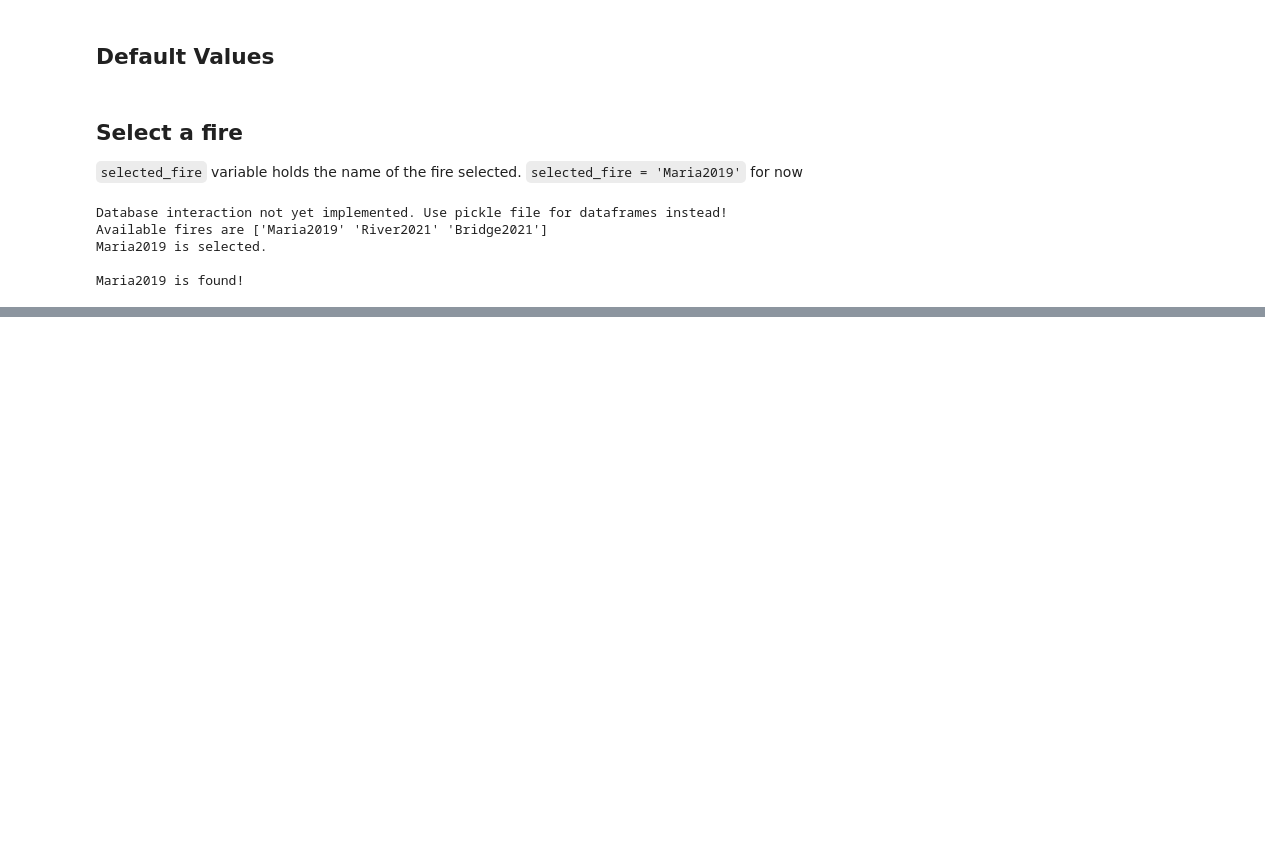
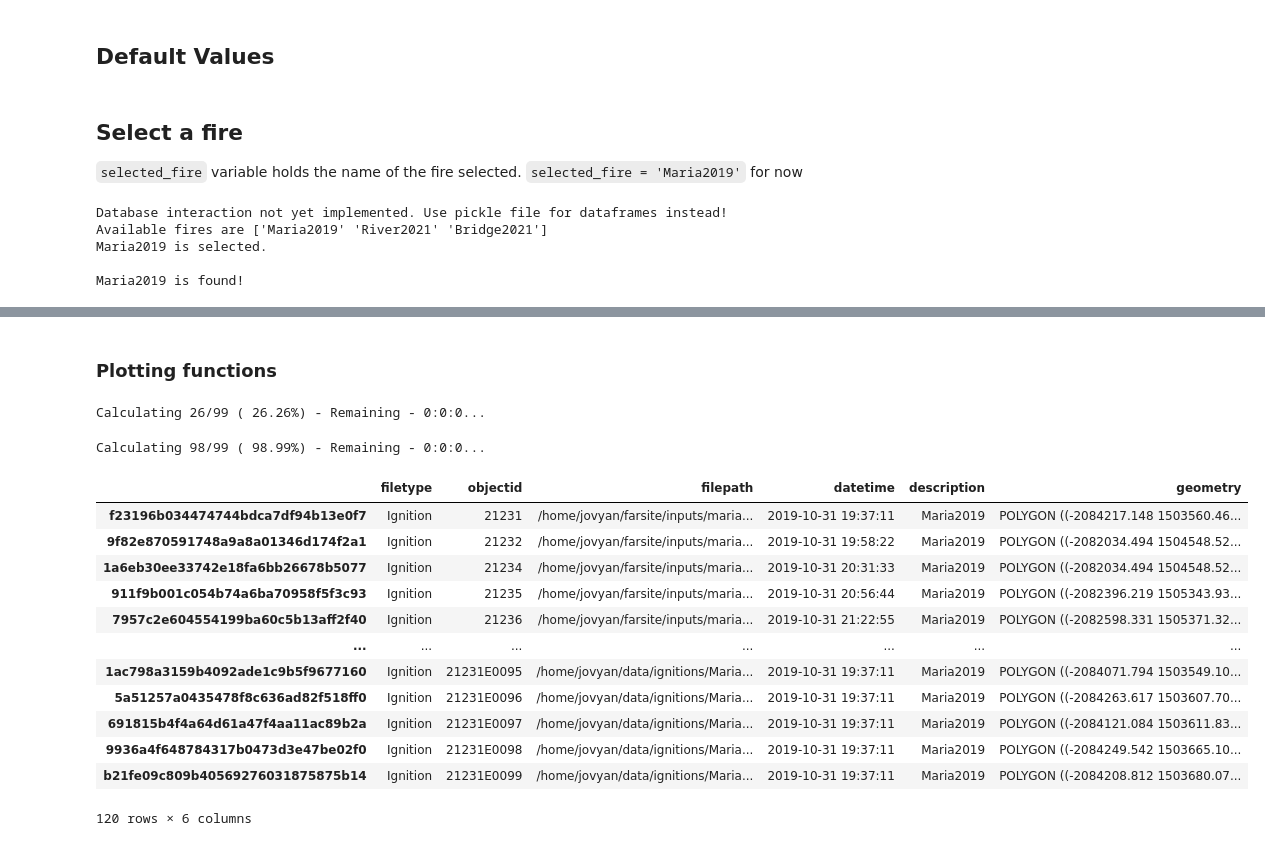
Before and after one commit to tolgacaglar/farsite-devAPI, a Jupyter notebook: src/Ensemble Kalman Filter Workflow.ipynb, the cells around one changed output, grey strips where cells are left out. Saved outputs shown, nothing was run; the diff lists cells and outputs as text; code cells hidden in the pictures; blank space fills up the shorter version.

```diff
--- a/src/Ensemble Kalman Filter Workflow.ipynb
+++ b/src/Ensemble Kalman Filter Workflow.ipynb
@@ -197,6 +93,0 @@ Calculating 99/100 ( 99.00%) - Remaining - 0:0:0...
-# %%
-## obtain the igniteidx of the ignition
-## The indices will be passed from the interface, which will include corresponding datetime, filepath etc.
-compareidx = '9f82e870591748a9a8a01346d174f2a1'
-lcpidx = '43b7f5db36994599861eec4849cc68fd'        # Index for Maria2019
-barrieridx = 'cb47616cd2dc4ccc8fd523bd3a5064bb'    # NoBarrier shapefile index
@@ -400,28 +93,0 @@ aligned_vertices = []
-# %%
-time_estimator = TimeEstimator(len(interpolated_vertices)-1)
-
-minroll_lst = []
-for i in range(len(interpolated_vertices)-1):
-    print(time_estimator.info_str(i), end='\r', flush=True)
-
-    left_vertices = interpolated_vertices[i]
-    right_vertices = interpolated_vertices[i+1]
-
-
-    # Cycle right_vertices
-    l2perroll = []
-    for roll in range(len(interpolated_vertices)-1):
-        diff = left_vertices - right_vertices
-        diff2sum = (diff[:,0]**2 + diff[:,1]**2).sum()
-
-        # Calculate diff^2 in
-        l2perroll.append(diff2sum)
-
-        right_vertices = np.roll(right_vertices,1, axis=0)
-
-    minroll_lst.append(np.argmin(l2perroll))
-
-aligned_vertices = [interpolated_vertices[0]]
-for i in range(len(interpolated_vertices)-1):
-    aligned_vertices.append(np.roll(interpolated_vertices[i+1], minroll_lst[i], axis=0))
-## Check reverse direction too?
@@ -433,0 +288,2 @@ Calculating 98/99 ( 98.99%) - Remaining - 0:0:0...
+# %% [markdown]
+### Plotting functions
@@ -433,0 +464,27 @@ Calculating 98/99 ( 98.99%) - Remaining - 0:0:0...
+# %%
+initial = usr.db.gdfignition.iloc[0]
+windspeed = 10
+winddirection = 90
+nsamples = 100
+
+state = EnKF(initial, windspeed, winddirection, nsamples, usr)
+X_0_lst = [state.X_0]
+# %% [output]
+Calculating 26/99 ( 26.26%) - Remaining - 0:0:0...
+Calculating 98/99 ( 98.99%) - Remaining - 0:0:0...
+# %%
+state.usr.db.gdfignition
+# %% [output]
+|  | filetype | objectid | filepath | datetime | description | geometry |
+| f23196b034474744bdca7df94b13e0f7 | Ignition | 21231 | /home/jovyan/farsite/inputs/maria... | 2019-10-31 19:37:11 | Maria2019 | POLYGON ((-2084217.148 1503560.46... |
+| 9f82e870591748a9a8a01346d174f2a1 | Ignition | 21232 | /home/jovyan/farsite/inputs/maria... | 2019-10-31 19:58:22 | Maria2019 | POLYGON ((-2082034.494 1504548.52... |
+| 1a6eb30ee33742e18fa6bb26678b5077 | Ignition | 21234 | /home/jovyan/farsite/inputs/maria... | 2019-10-31 20:31:33 | Maria2019 | POLYGON ((-2082034.494 1504548.52... |
+| 911f9b001c054b74a6ba70958f5f3c93 | Ignition | 21235 | /home/jovyan/farsite/inputs/maria... | 2019-10-31 20:56:44 | Maria2019 | POLYGON ((-2082396.219 1505343.93... |
+| 7957c2e604554199ba60c5b13aff2f40 | Ignition | 21236 | /home/jovyan/farsite/inputs/maria... | 2019-10-31 21:22:55 | Maria2019 | POLYGON ((-2082598.331 1505371.32... |
+| ... | ... | ... | ... | ... | ... | ... |
+| 1ac798a3159b4092ade1c9b5f9677160 | Ignition | 21231E0095 | /home/jovyan/data/ignitions/Maria... | 2019-10-31 19:37:11 | Maria2019 | POLYGON ((-2084071.794 1503549.10... |
+| 5a51257a0435478f8c636ad82f518ff0 | Ignition | 21231E0096 | /home/jovyan/data/ignitions/Maria... | 2019-10-31 19:37:11 | Maria2019 | POLYGON ((-2084263.617 1503607.70... |
+| 691815b4f4a64d61a47f4aa11ac89b2a | Ignition | 21231E0097 | /home/jovyan/data/ignitions/Maria... | 2019-10-31 19:37:11 | Maria2019 | POLYGON ((-2084121.084 1503611.83... |
+| 9936a4f648784317b0473d3e47be02f0 | Ignition | 21231E0098 | /home/jovyan/data/ignitions/Maria... | 2019-10-31 19:37:11 | Maria2019 | POLYGON ((-2084249.542 1503665.10... |
+| b21fe09c809b40569276031875875b14 | Ignition | 21231E0099 | /home/jovyan/data/ignitions/Maria... | 2019-10-31 19:37:11 | Maria2019 | POLYGON ((-2084208.812 1503680.07... |
+120 rows × 6 columns
```
Also changed, not shown: parts of 35 cells of this notebook, 1 other file.
